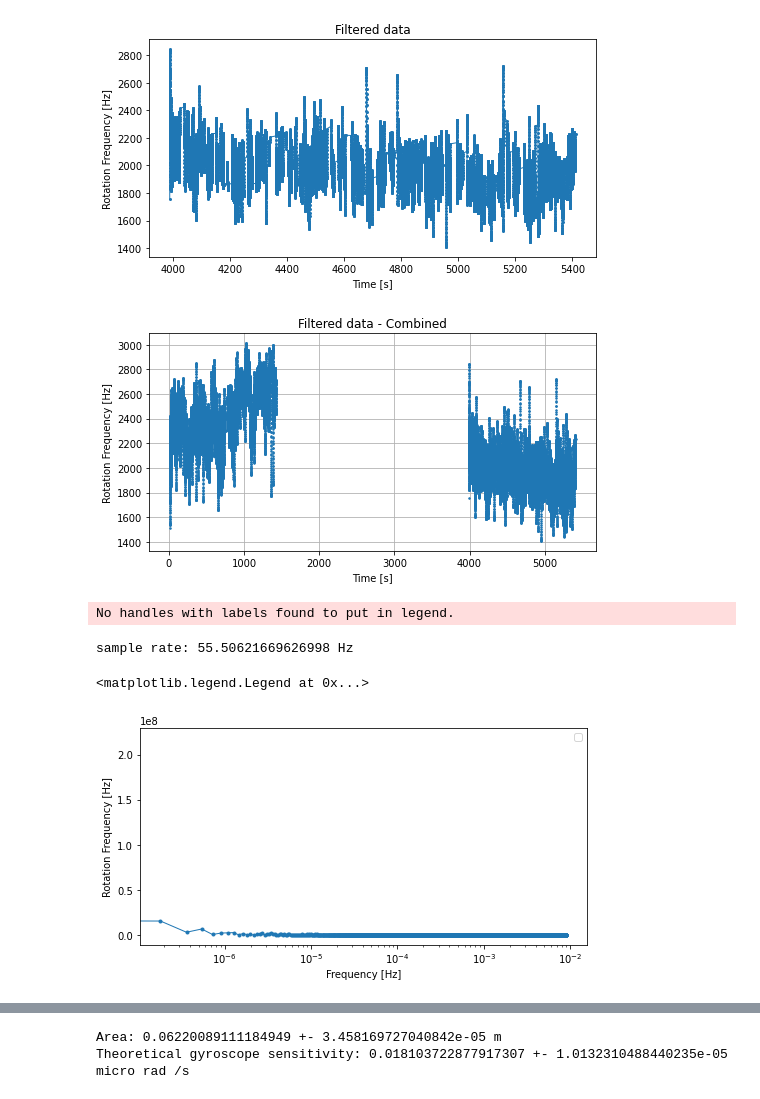
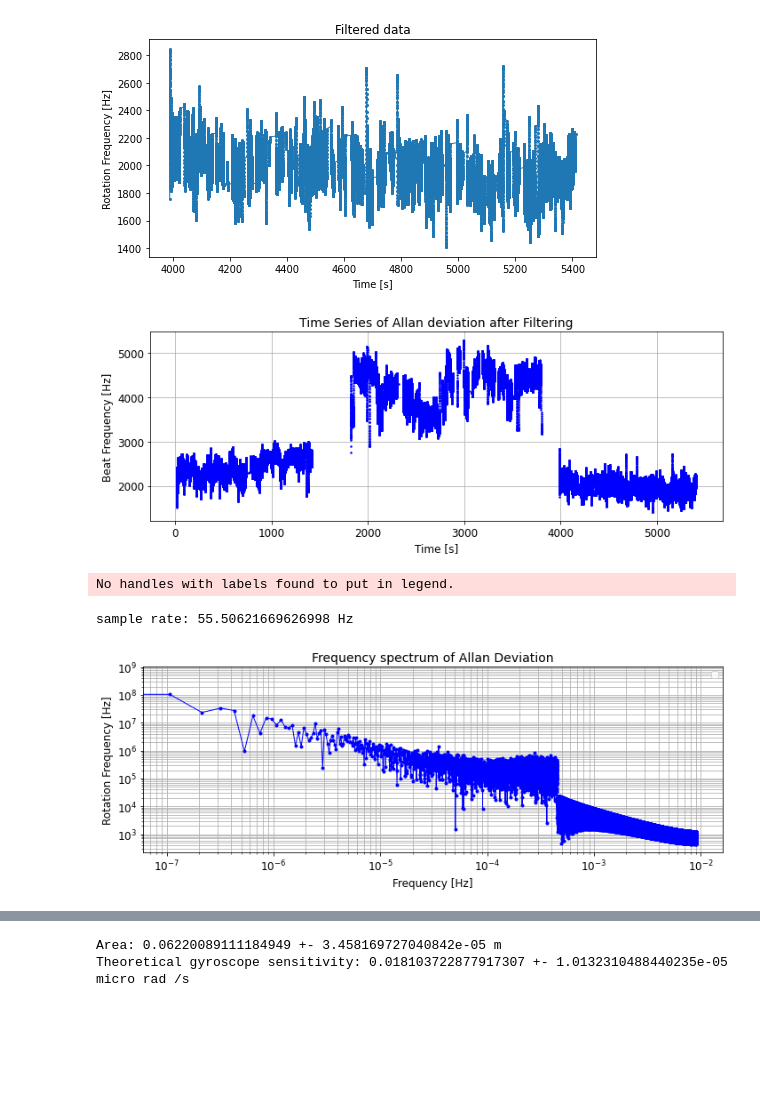
Before and after one commit to tesla1900/advanced-lab-course, a Jupyter notebook: laser_gyroscope/allan_dev_analysis.ipynb, the cells around one changed output, grey strips where cells are left out. Drawn from its saved outputs; the diff is of its cells as text; code cells hidden in the pictures; blank space fills up the shorter version.

Commit message:
Prelab allan done, allan analysis WIP

```diff
--- a/laser_gyroscope/allan_dev_analysis.ipynb
+++ b/laser_gyroscope/allan_dev_analysis.ipynb
@@ -115,20 +115,27 @@ Average frequency: 1967.5223259579775 Hz
 [figure]
 # %%
 dt = time[1] - time[0]
-time_filted = np.hstack((time_filts[0], time_filts[2]))
-freq_filted = np.hstack((freq_filts[0], freq_filts[2]))
+# time_filted = np.hstack((time_filts[0], time_filts[2]))
+# freq_filted = np.hstack((freq_filts[0], freq_filts[2]))
+time_filted = np.hstack(tuple(time_filts))
+freq_filted = np.hstack(tuple(freq_filts))
 
 
 time_filted_v1 = np.linspace(0., dt * len(time_filted), len(time_filted))
 
-fig, ax = plt.subplots(figsize=(8,4))
-ax.plot(time_filted, freq_filted, marker="o", ms=1.5, ls="")
-ax.set_xlabel("Time [s]")
-ax.set_ylabel("Rotation Frequency [Hz]")
-ax.set_title("Filtered data - Combined")
+fig, ax = plt.subplots(figsize=(10,4), tight_layout=True)
+ax.plot(time_filted, freq_filted, marker="o", ms=1.5, ls="", color="b")
+ax.set_xlabel("Time [s]", fontsize=12)
+ax.set_ylabel("Beat Frequency [Hz]", fontsize=12)
+ax.set_title("Time Series of Allan deviation after Filtering", fontsize=14)
+
+ax.tick_params(axis='both', which='major', labelsize=12)
+ax.tick_params(axis='both', which='minor', labelsize=12)
 ax.grid()
+
+plt.savefig(os.path.join(figure_path, "allan_ts_filt.png"), dpi=300)
 # %% [output]
-[figure, old version]
+[figure, new version]
 # %%
 # perform fft on the filtered data
 # determine allan deviation
@@ -146,14 +153,20 @@ N = len(freq_filted)
 y_fft = np.abs(fft(freq_filted))[:N//2]
 freq_fft = fftfreq(N, dfreq)[:N//2]
 
-fig, ax = plt.subplots(figsize=(8,4))
-ax.semilogx(freq_fft, y_fft, marker="o", ls="-", lw=1.0, ms=3.0)
+fig, ax = plt.subplots(figsize=(10,4), tight_layout=True)
+ax.loglog(freq_fft, y_fft, marker="o", ls="-", lw=1.0, ms=3.0, color="b")
 
-ax.set_xlabel("Frequency [Hz]")
-ax.set_ylabel("Rotation Frequency [Hz]")
+ax.set_xlabel("Frequency [Hz]", fontsize=12)
+ax.set_ylabel("Rotation Frequency [Hz]", fontsize=12)
+ax.set_title("Frequency spectrum of Allan Deviation", fontsize=14)
 ax.legend()
+ax.grid(which="both")
+
+ax.tick_params(axis='both', which='major', labelsize=12)
+ax.tick_params(axis='both', which='minor', labelsize=12)
+
+plt.savefig(os.path.join(figure_path, "allan_fs.png"), dpi=300)
 # %% [output]
 No handles with labels found to put in legend.
 sample rate: 55.50621669626998 Hz
-<matplotlib.legend.Legend at 0x...>
-[figure, old version]
+[figure, new version]
```
Also changed, not shown: parts of 6 cells of this notebook, 14 other files.
